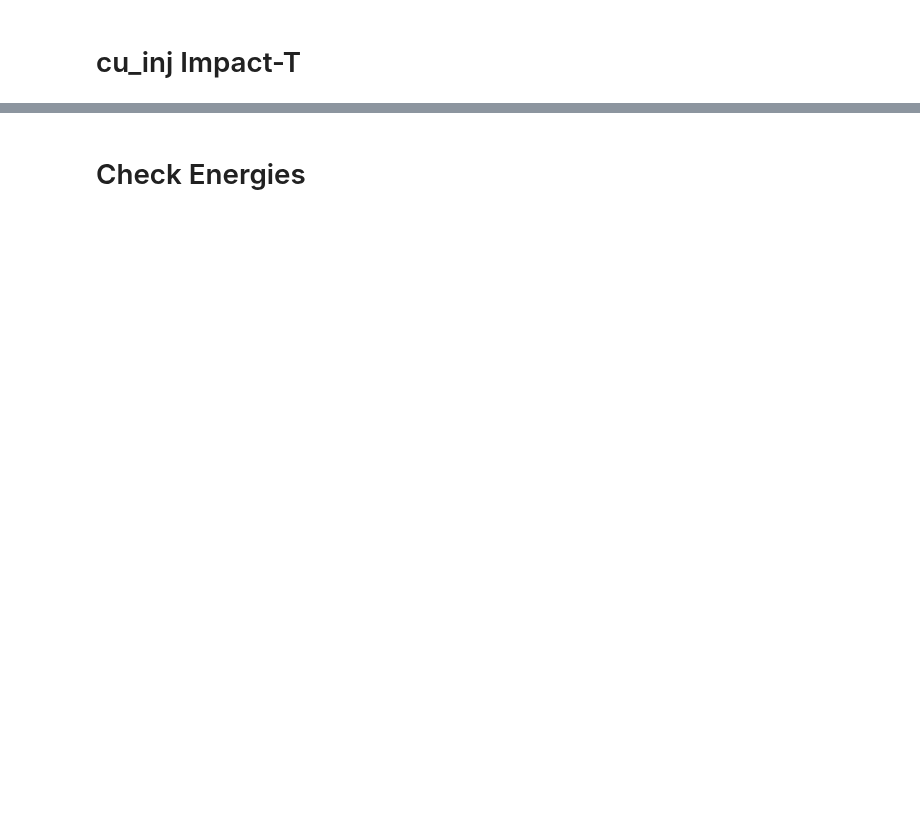
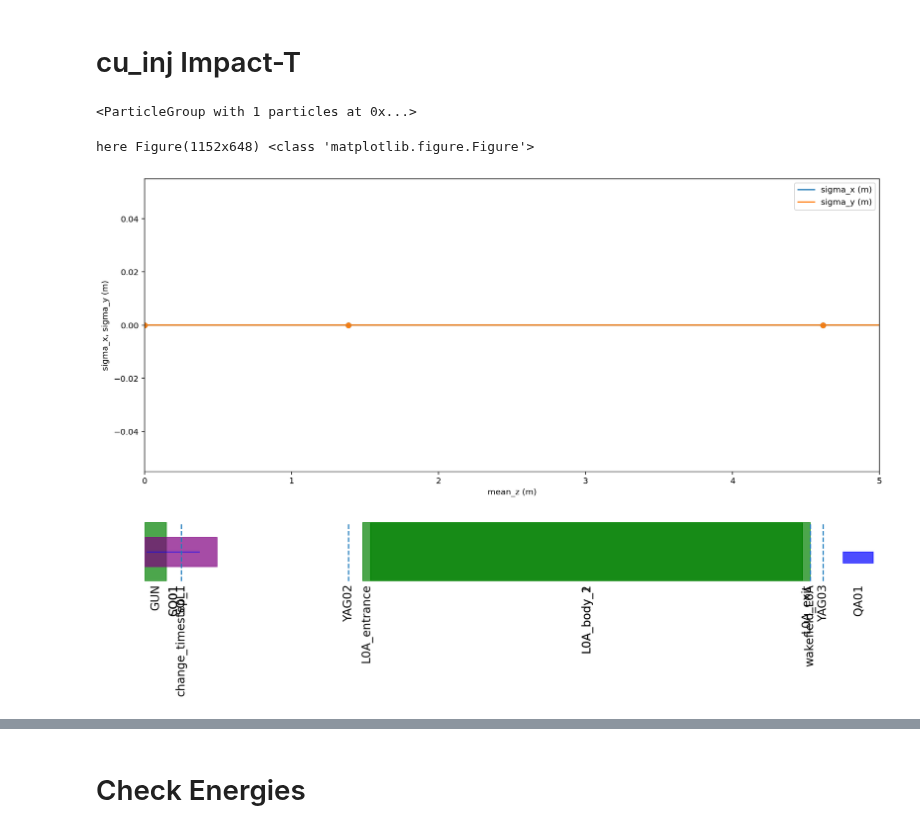
Before and after one commit to slaclab/lcls-lattice, a Jupyter notebook: impact/models/cu_inj/impact_cu_inj.ipynb, the cells around one changed output, grey strips where cells are left out. Drawn from its saved outputs; the diff is of its cells as text; code cells hidden in the pictures; blank space fills up the shorter version.

```diff
--- a/impact/models/cu_inj/impact_cu_inj.ipynb
+++ b/impact/models/cu_inj/impact_cu_inj.ipynb
@@ -24,3 +28,12 @@ assert os.path.exists(ifile)
 assert os.path.exists(gfile)
 # %%
 I = Impact.from_yaml(ifile)
+# %%
+I.track1()
+# %% [output]
+<ParticleGroup with 1 particles at 0x...>
+# %%
+fig = I.plot(return_figure=True, include_labels=True, xlim=(0,5), figsize=(16,9))
+# %% [output]
+here Figure(1152x648) <class 'matplotlib.figure.Figure'>
+[figure, added]
```
Also changed, not shown: parts of 29 cells of this notebook, 4 other files.
